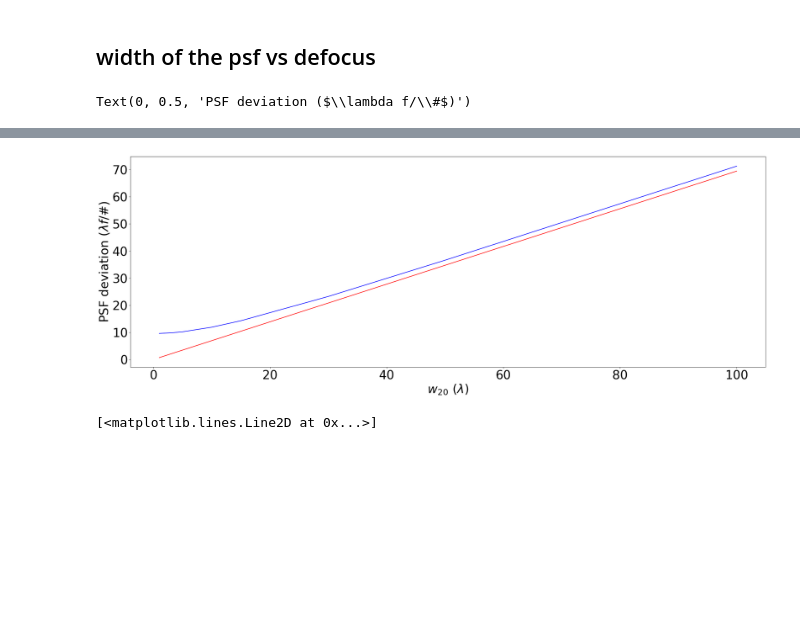
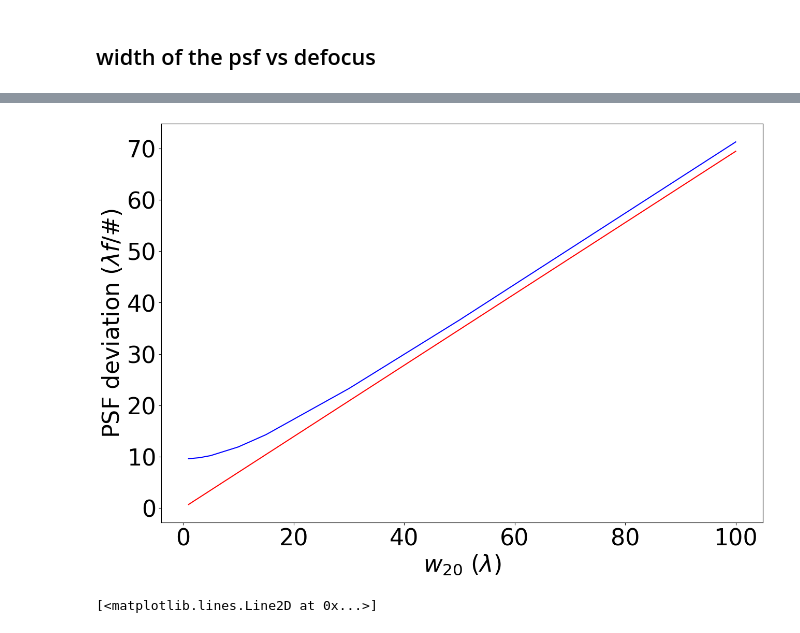
Before and after one commit to djbradyAtOpticalSciencesArizona/computationalImaging, a Jupyter notebook: coherence/focus.ipynb, the cells around one changed output, grey strips where cells are left out. Drawn from its saved outputs; the diff is of its cells as text; code cells hidden in the pictures; blank space fills up the shorter version.

```diff
--- a/coherence/focus.ipynb
+++ b/coherence/focus.ipynb
@@ -12,7 +12,7 @@ import numpy as np
 import matplotlib as mpl
 import matplotlib.pyplot as plt
 %matplotlib inline
-plt.rcParams['figure.figsize'] = [20, 20]
+plt.rcParams['figure.figsize'] = [15, 15]
 plt.rcParams.update({'font.size': 32})
 from google.colab import files
 from scipy.special import jn, jn_zeros
@@ -83,6 +83,7 @@ ax4.set_xlabel(r'$w_{20}=10 \lambda $')
 # %% [markdown]
 ## width of the psf vs defocus
 # %%
+plt.figure(figsize=(15,10))
 u = np.linspace(-2, 2, 2048)
 U, V= np.meshgrid(u,u)
 X=1/(2*(u[1]-u[0]))
@@ -96,11 +97,9 @@ for pip in range(len(wS)):
   impulse=np.abs(np.fft.fftshift(np.fft.fft2(p)))**2
   impulse=impulse/np.sum(impulse)
   widths[pip]=np.sqrt(np.sum((xx**2+yy**2)*impulse))
-plt.figure(figsize=(30,10))
 plt.plot(wS,widths,'b',wS,wS/1.44,'r')
 plt.xlabel(r'$w_{20}$ ($\lambda$)')
 plt.ylabel(r'PSF deviation ($\lambda f/\#$)')
-#plt.savefig('PSFvsDefocus.pdf')
-#files.download('PSFvsDefocus.pdf')
+plt.savefig('PSFvsDefocus.pdf')
+files.download('PSFvsDefocus.pdf')
 # %% [output]
-Text(0, 0.5, 'PSF deviation ($\\lambda f/\\#$)')
@@ -107,4 +108,4 @@ Text(0, 0.5, 'PSF deviation ($\\lambda f/\\#$)')
-[figure, old version]
+[figure, new version]
 # %%
 plt.plot(wS,widths)
 # %% [output]
```
Also changed, not shown: parts of 5 cells of this notebook.
